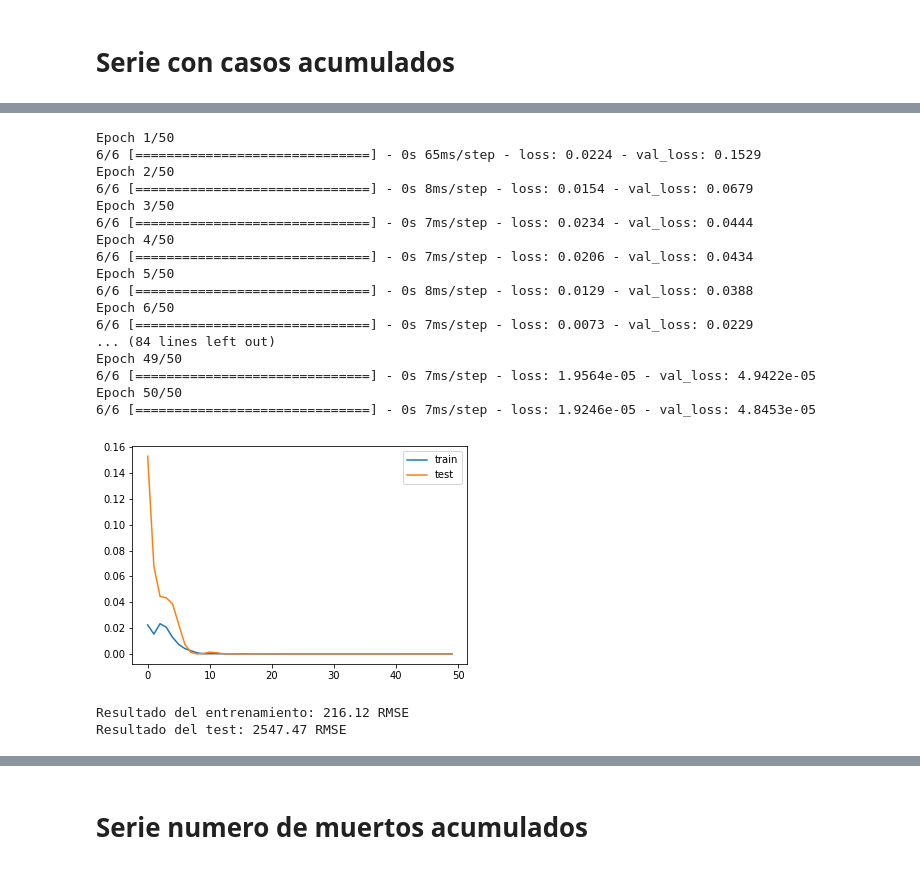
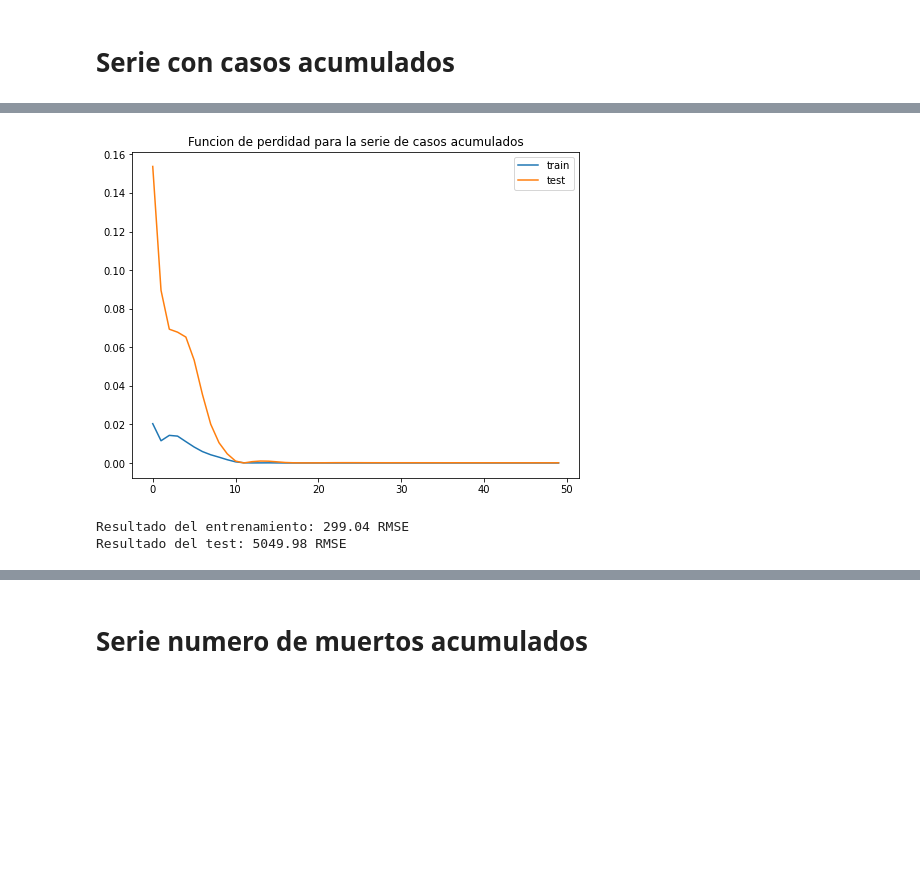
Before and after one commit to czhangg17/COVID-19, a Jupyter notebook: Covid_19_parte_2.ipynb, the cells around one changed output, grey strips where cells are left out. Saved outputs shown, nothing was run; the diff lists cells and outputs as text; code cells hidden in the pictures; blank space fills up the shorter version.

```diff
--- a/Covid_19_parte_2.ipynb
+++ b/Covid_19_parte_2.ipynb
@@ -360,15 +391,4 @@ test_size= len(dataset)-train_size
 train=dataset[:train_size]
 test=dataset[train_size:len(dataset)]
 print(train_size,test_size)
-
-# esta funcion nos permite poner en una matriz los datos que se encuentrar en un vector
-def create_dataset(X, y, time_steps=1):
-    Xs, ys = [], []
-    for i in range(len(X) - time_steps):
-        v = X.iloc[i:(i + time_steps)].values
-        Xs.append(v)
-        ys.append(y[i + time_steps])
-    return np.array(Xs), np.array(ys)
-# semilla aleatoria para reproducibilidad
-np.random.seed(7)
 # %% [output]
@@ -412,37 +405,42 @@ model.compile(loss='mean_squared_error',
-# %%
-#history=model.fit(trainX,trainY,epochs=100, batch_size=1,verbose=2)
-history = model.fit(
-    trainX, trainY,
-    epochs=50,
-    batch_size=16,
-    validation_split=0.01,
-    verbose=1,
-    shuffle=False
-)
-# %% [output]
-Epoch 1/50
-6/6 [==============================] - 0s 65ms/step - loss: 0.0224 - val_loss: 0.1529
-Epoch 2/50
-6/6 [==============================] - 0s 8ms/step - loss: 0.0154 - val_loss: 0.0679
-Epoch 3/50
-6/6 [==============================] - 0s 7ms/step - loss: 0.0234 - val_loss: 0.0444
-Epoch 4/50
-6/6 [==============================] - 0s 7ms/step - loss: 0.0206 - val_loss: 0.0434
-Epoch 5/50
-6/6 [==============================] - 0s 8ms/step - loss: 0.0129 - val_loss: 0.0388
-Epoch 6/50
-6/6 [==============================] - 0s 7ms/step - loss: 0.0073 - val_loss: 0.0229
-... (84 lines left out)
-Epoch 49/50
-6/6 [==============================] - 0s 7ms/step - loss: 1.9564e-05 - val_loss: 4.9422e-05
-Epoch 50/50
-6/6 [==============================] - 0s 7ms/step - loss: 1.9246e-05 - val_loss: 4.8453e-05
+# %%
+#preparando los datos
+time_steps = 1
+
+# reshape to [samples, time_steps, n_features]
+
+X_train, trainY = create_dataset(train, train.values, time_steps)
+X_test, testY = create_dataset(test, test.values, time_steps)
+
+# remodelamos la entrada para que sea[muestras, pasos de tiempo, características]
+trainX = np.reshape(X_train, (X_train.shape[0], 1, X_train.shape[1]))
+testX = np.reshape(X_test, (X_test.shape[0], 1, X_test.shape[1]))
+
+lstm_output =60# como se escoge esta cantidad de outputs
+model = keras.Sequential()
+model.add(keras.layers.LSTM(units=32,  input_shape=(X_train.shape[1], X_train.shape[2])))
+model.add(keras.layers.Dense(units=1))
+
+#compilacion del modelo
+model.compile(loss='mean_squared_error',
+  optimizer=keras.optimizers.Adam(0.01)
+)
+
+#history=model.fit(trainX,trainY,epochs=100, batch_size=1,verbose=2)
+history = model.fit(
+    trainX, trainY,
+    epochs=50,
+    batch_size=16,
+    validation_split=0.01,
+    verbose=0,
+    shuffle=False
+)
 # %%
 plt.plot(history.history['loss'], label='train')
 plt.plot(history.history['val_loss'], label='test')
+plt.title('Funcion de perdidad para la serie de casos acumulados')
 plt.legend();
 # %% [output]
-[figure, old version]
+[figure, new version]
 # %%
 #predicciones
 trainPredict=model.predict(trainX)
@@ -472,5 +470,5 @@ testPredictPlot = np.empty_like(dataset)
 testPredictPlot[:, :] = np.nan
 testPredictPlot[len(trainPredict)+1:len(dataset)-1, :] = testPredict
 # %% [output]
-Resultado del entrenamiento: 216.12 RMSE
-Resultado del test: 2547.47 RMSE
+Resultado del entrenamiento: 299.04 RMSE
+Resultado del test: 5049.98 RMSE
```
Also changed, not shown: parts of 67 cells of this notebook.
